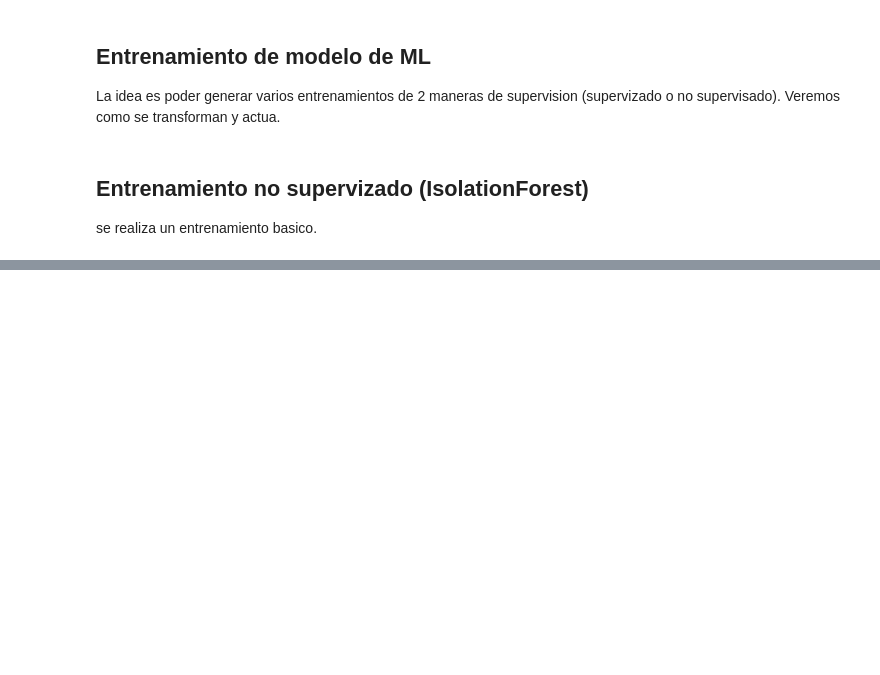
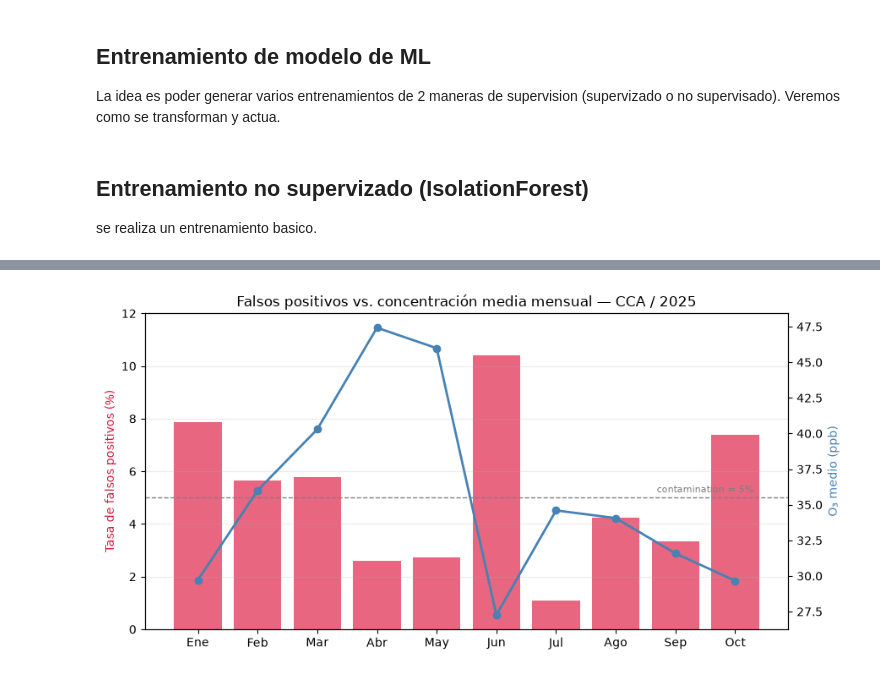
Before and after one commit to JoseLili/lorawan11-rama-detection, a Jupyter notebook: notebooks/06_deteccion.ipynb, the cells around one changed output, grey strips where cells are left out. Drawn from its saved outputs; the diff is of its cells as text; code cells hidden in the pictures; blank space fills up the shorter version.

Commit message:
feat: deteccion por bit, falsos positivos y analisis mensual

```diff
--- a/notebooks/06_deteccion.ipynb
+++ b/notebooks/06_deteccion.ipynb
@@ -56,0 +173,10 @@ pd.DataFrame(res)
+# %%
+perfil_h = limpio.groupby('hora')['received_value'].mean()
+limpio['desvio'] = (limpio.received_value - limpio.hora.map(perfil_h)).abs()
+
+print(limpio.groupby('mes').agg(
+    media_ppb=('received_value', 'mean'),
+    std_ppb=('received_value', 'std'),
+    desvio_medio=('desvio', 'mean'),
+    tasa_fp=('pred', lambda s: s.mean()*100),
+).round(2).to_string())
@@ -56,0 +311,30 @@ pd.DataFrame(res)
+# %%
+import matplotlib.pyplot as plt
+
+t = tabla.copy()
+meses = ['Ene','Feb','Mar','Abr','May','Jun','Jul','Ago','Sep','Oct']
+
+fig, ax1 = plt.subplots(figsize=(9, 4.5))
+
+ax1.bar(range(len(t)), t['tasa_fp_%'], color='crimson', alpha=0.65,
+        label='Tasa de falsos positivos')
+ax1.axhline(5.0, ls='--', c='gray', lw=1)
+ax1.text(9.3, 5.2, 'contamination = 5%', fontsize=8, c='gray', ha='right')
+ax1.set_ylabel('Tasa de falsos positivos (%)', color='crimson')
+ax1.set_xticks(range(len(t)))
+ax1.set_xticklabels(meses)
+ax1.set_ylim(0, 12)
+
+ax2 = ax1.twinx()
+medias = limpio.groupby('mes')['received_value'].mean()
+ax2.plot(range(len(t)), medias.values, 'o-', color='steelblue', lw=2,
+         label='O₃ medio del mes')
+ax2.set_ylabel('O₃ medio (ppb)', color='steelblue')
+
+ax1.set_title('Falsos positivos vs. concentración media mensual — CCA / 2025')
+ax1.grid(alpha=0.25, axis='y')
+plt.tight_layout()
+plt.savefig('../docs/img/fp_por_mes.png', dpi=150)
+plt.show()
+# %% [output]
+[figure, added]
```
Also changed, not shown: parts of 8 cells of this notebook, 1 other file.
